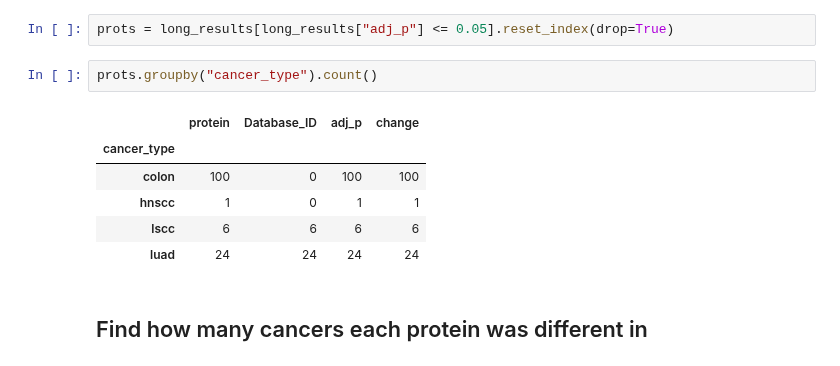
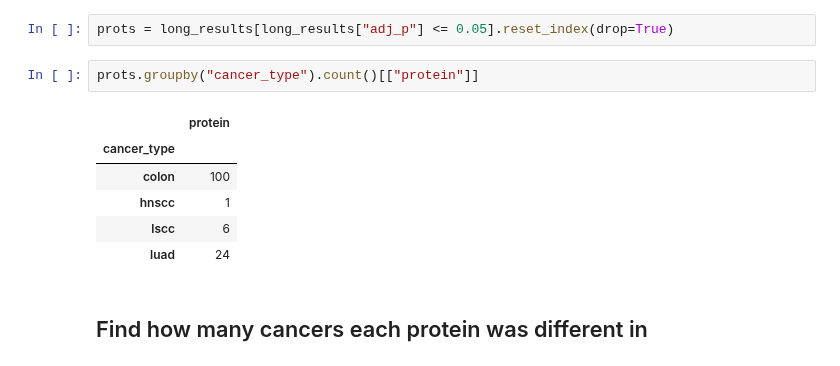
Before and after one commit to PayneLab/pancancerCNV, a Jupyter notebook: chromosome_8/04_commonly_diff_proteins_8q_trans.ipynb, the cells around one changed output. Cells and saved outputs as stored; diff of their text form.

```diff
--- a/chromosome_8/04_commonly_diff_proteins_8q_trans.ipynb
+++ b/chromosome_8/04_commonly_diff_proteins_8q_trans.ipynb
@@ -105,14 +105,14 @@ long_results
 # %%
 prots = long_results[long_results["adj_p"] <= 0.05].reset_index(drop=True)
 # %%
-prots.groupby("cancer_type").count()
+prots.groupby("cancer_type").count()[["protein"]]
 # %% [output]
-|  | protein | Database_ID | adj_p | change |
-| cancer_type |  |  |  |  |
-| colon | 100 | 0 | 100 | 100 |
-| hnscc | 1 | 0 | 1 | 1 |
-| lscc | 6 | 6 | 6 | 6 |
-| luad | 24 | 24 | 24 | 24 |
+|  | protein |
+| cancer_type |  |
+| colon | 100 |
+| hnscc | 1 |
+| lscc | 6 |
+| luad | 24 |
 # %% [markdown]
 ## Find how many cancers each protein was different in
 # %%
```
Also changed, not shown: 16 other files.
